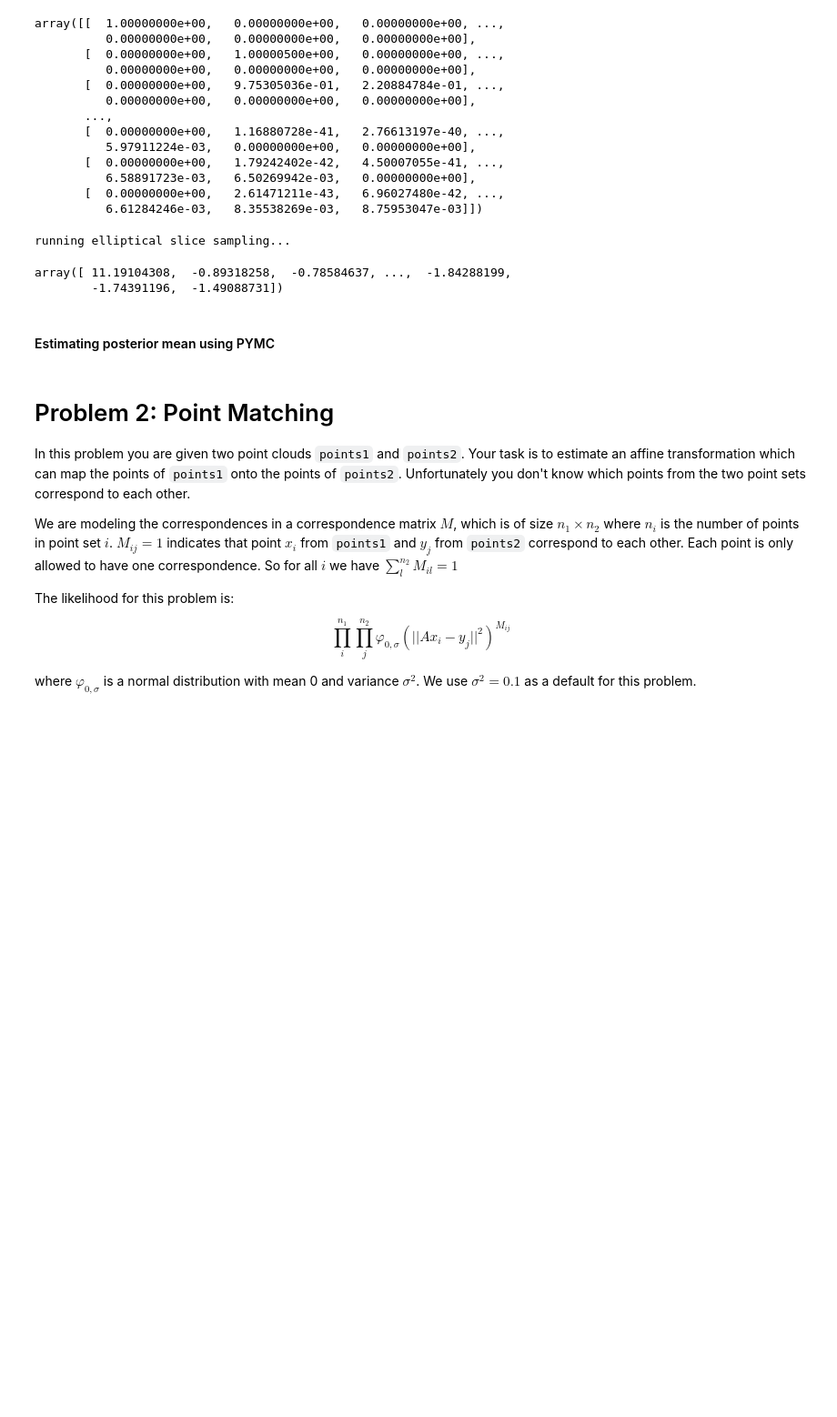
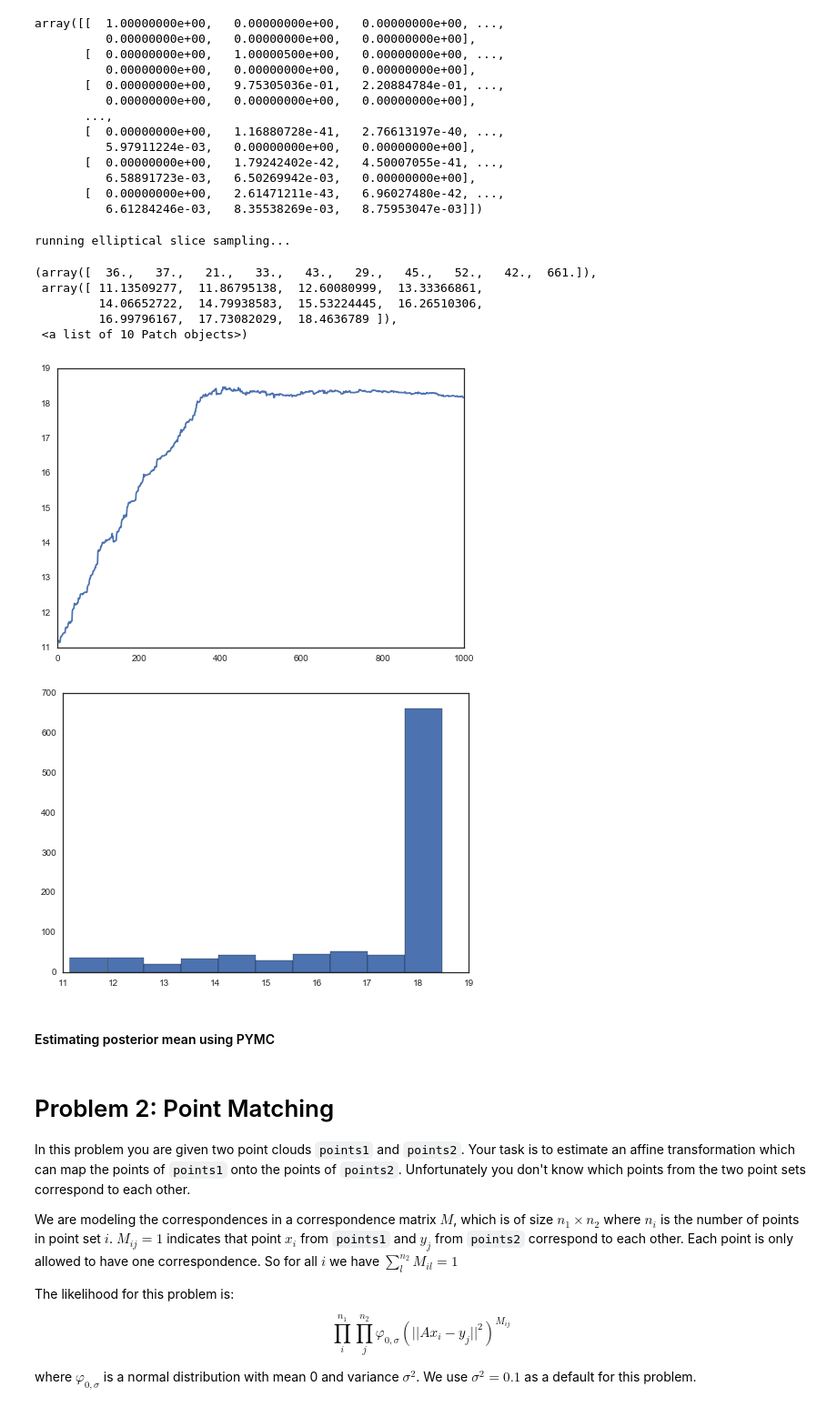
Before and after one commit to hanqingxu93/2016, a Jupyter notebook: Homework/AM207_JOSHUAMEI_HW4.ipynb, the cells around one changed output. Shown: that part at 91% size. Cells and saved outputs as stored; diff of their text form; code cells hidden in the pictures; blank space fills up the shorter version.

```diff
--- a/Homework/AM207_JOSHUAMEI_HW4.ipynb
+++ b/Homework/AM207_JOSHUAMEI_HW4.ipynb
@@ -220,8 +227,18 @@ N = M+1
 params = ess(checkins, Sigma,log_lik, N_mcmc, burn_in, N)
 # %% [output]
 running elliptical slice sampling...
-# %%
-params[0]
-# %% [output]
-array([ 11.19104308,  -0.89318258,  -0.78584637, ...,  -1.84288199,
-        -1.74391196,  -1.49088731])
+# %%
+alpha_trace = []
+for i in params:
+    alpha_trace.append(i[0])
+plt.plot(alpha_trace)
+plt.figure()
+plt.hist(alpha_trace)
+# %% [output]
+(array([  36.,   37.,   21.,   33.,   43.,   29.,   45.,   52.,   42.,  661.]),
+ array([ 11.13509277,  11.86795138,  12.60080999,  13.33366861,
+         14.06652722,  14.79938583,  15.53224445,  16.26510306,
+         16.99796167,  17.73082029,  18.4636789 ]),
+ <a list of 10 Patch objects>)
+[figure, added]
+[figure, added]
```
Also changed, not shown: parts of 26 cells of this notebook.
